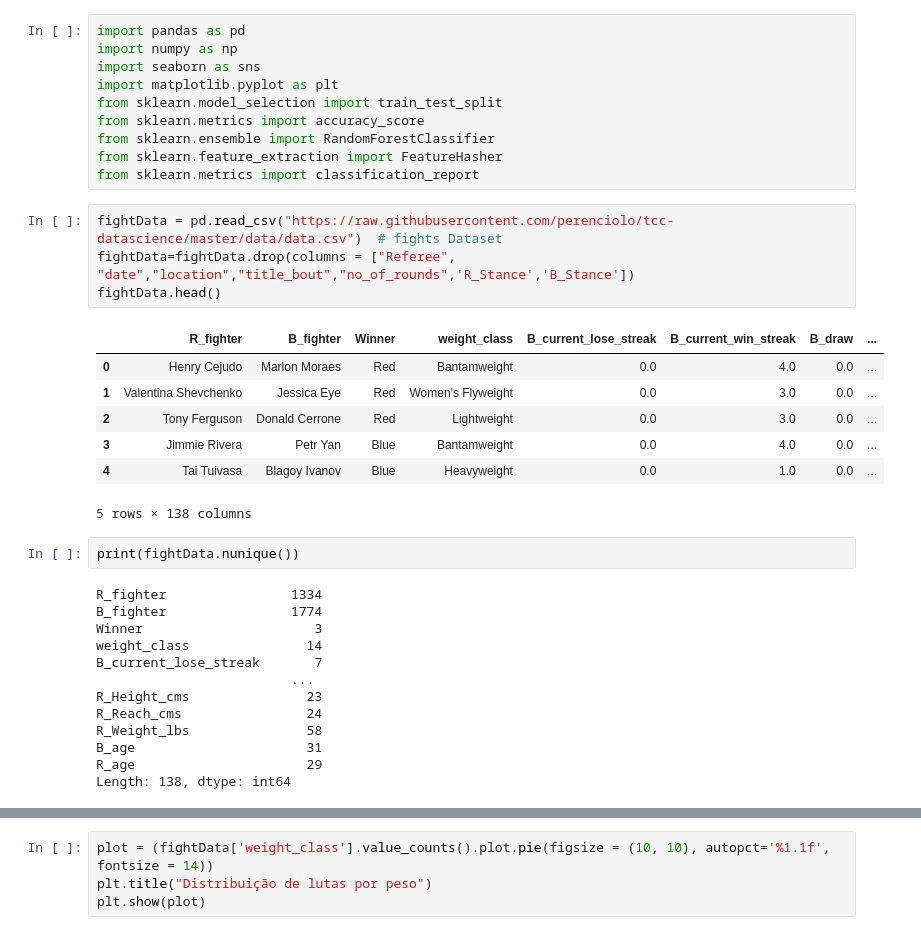
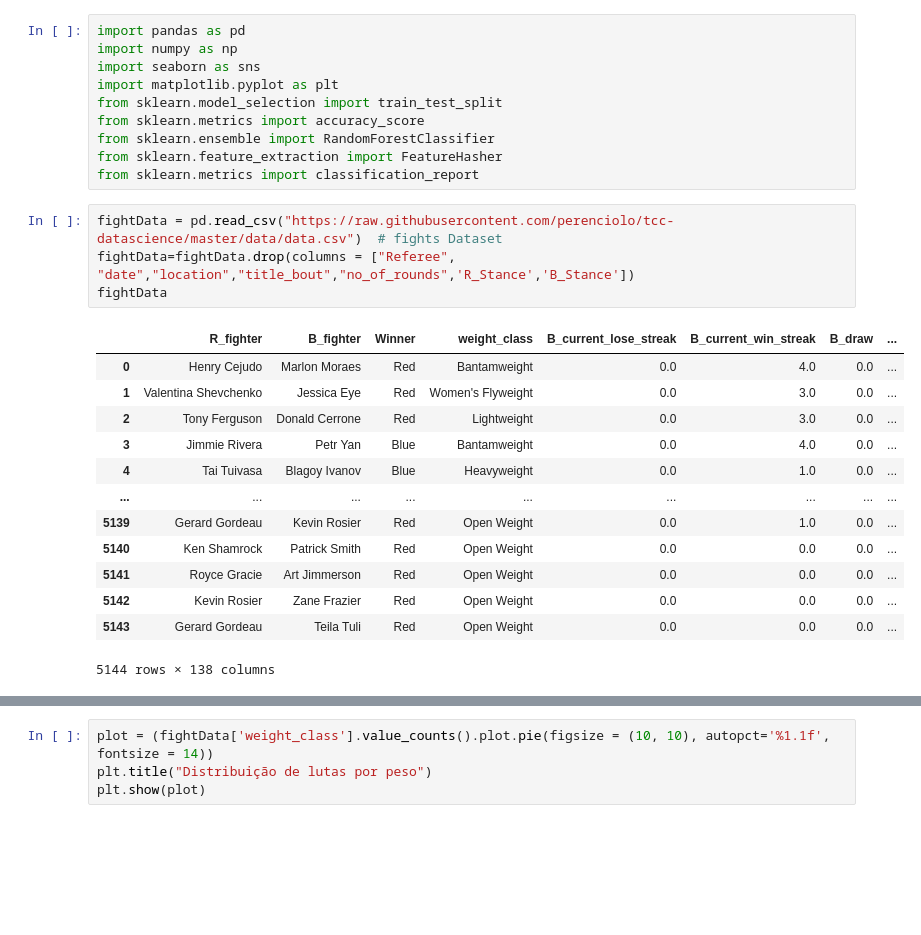
Before and after one commit to perenciolo/tcc-datascience, a Jupyter notebook: tcc_ciencia_de_dados_bigdata.ipynb, the cells around one changed output, grey strips where cells are left out. Drawn from its saved outputs; the diff is of its cells as text; blank space fills up the shorter version.

```diff
--- a/tcc_ciencia_de_dados_bigdata.ipynb
+++ b/tcc_ciencia_de_dados_bigdata.ipynb
@@ -11,27 +11,18 @@ from sklearn.metrics import classification_report
 # %%
 fightData = pd.read_csv("https://raw.githubusercontent.com/perenciolo/tcc-datascience/master/data/data.csv")  # fights Dataset
 fightData=fightData.drop(columns = ["Referee", "date","location","title_bout","no_of_rounds",'R_Stance','B_Stance'])
-fightData.head()
+fightData
 # %% [output]
 |  | R_fighter | B_fighter | Winner | weight_class | B_current_lose_streak | B_current_win_streak | B_draw | ... |
 | 0 | Henry Cejudo | Marlon Moraes | Red | Bantamweight | 0.0 | 4.0 | 0.0 | ... |
 | 1 | Valentina Shevchenko | Jessica Eye | Red | Women's Flyweight | 0.0 | 3.0 | 0.0 | ... |
 | 2 | Tony Ferguson | Donald Cerrone | Red | Lightweight | 0.0 | 3.0 | 0.0 | ... |
 | 3 | Jimmie Rivera | Petr Yan | Blue | Bantamweight | 0.0 | 4.0 | 0.0 | ... |
 | 4 | Tai Tuivasa | Blagoy Ivanov | Blue | Heavyweight | 0.0 | 1.0 | 0.0 | ... |
+| ... | ... | ... | ... | ... | ... | ... | ... | ... |
+| 5139 | Gerard Gordeau | Kevin Rosier | Red | Open Weight | 0.0 | 1.0 | 0.0 | ... |
+| 5140 | Ken Shamrock | Patrick Smith | Red | Open Weight | 0.0 | 0.0 | 0.0 | ... |
+| 5141 | Royce Gracie | Art Jimmerson | Red | Open Weight | 0.0 | 0.0 | 0.0 | ... |
+| 5142 | Kevin Rosier | Zane Frazier | Red | Open Weight | 0.0 | 0.0 | 0.0 | ... |
+| 5143 | Gerard Gordeau | Teila Tuli | Red | Open Weight | 0.0 | 0.0 | 0.0 | ... |
-5 rows × 138 columns
+5144 rows × 138 columns
-# %%
-print(fightData.nunique())
-# %% [output]
-R_fighter                1334
-B_fighter                1774
-Winner                      3
-weight_class               14
-B_current_lose_streak       7
-                         ...
-R_Height_cms               23
-R_Reach_cms                24
-R_Weight_lbs               58
-B_age                      31
-R_age                      29
-Length: 138, dtype: int64
```
Also changed, not shown: parts of 10 cells of this notebook.
